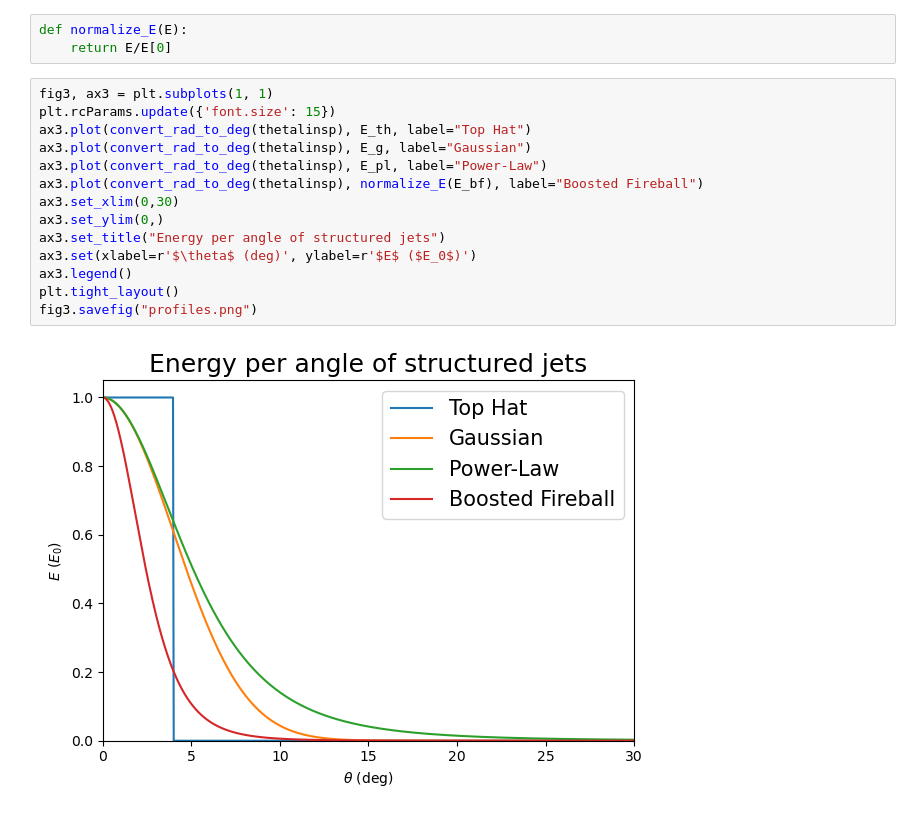
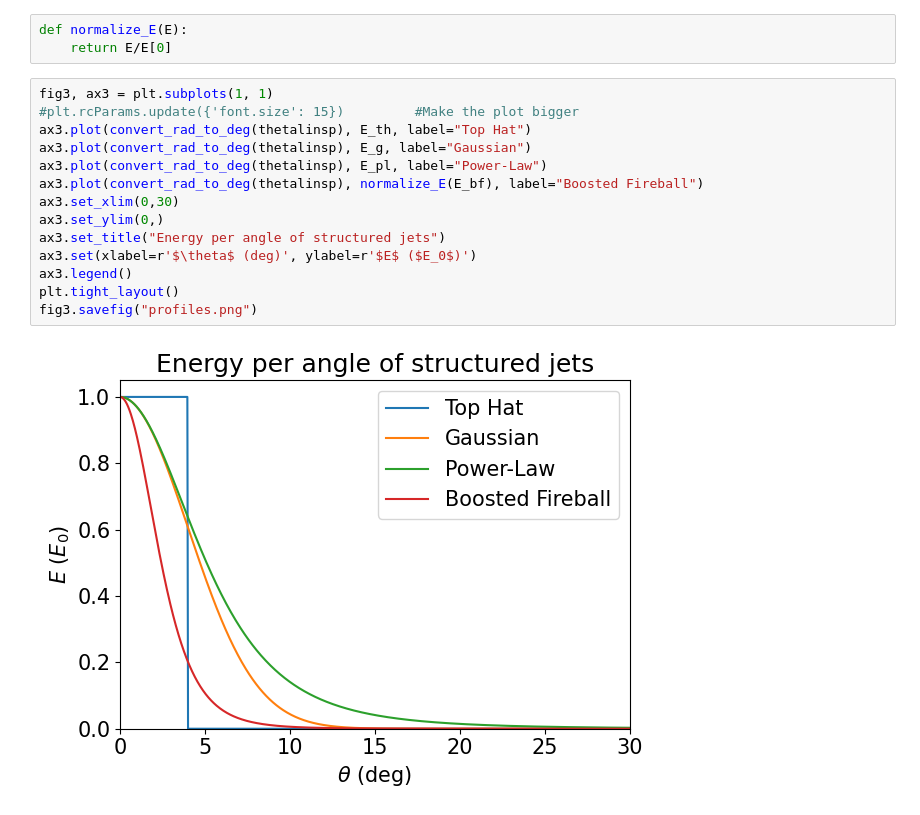
Before and after one commit to agathb/quadrucode, a Jupyter notebook: quadrucodev2.ipynb, the cells around one changed output. Cells and saved outputs as stored; diff of their text form.

```diff
--- a/quadrucodev2.ipynb
+++ b/quadrucodev2.ipynb
@@ -599,17 +619,17 @@ def normalize_E(E):
     return E/E[0]
 # %%
 fig3, ax3 = plt.subplots(1, 1)
-plt.rcParams.update({'font.size': 15})
+#plt.rcParams.update({'font.size': 15})         #Make the plot bigger
 ax3.plot(convert_rad_to_deg(thetalinsp), E_th, label="Top Hat")
 ax3.plot(convert_rad_to_deg(thetalinsp), E_g, label="Gaussian")
 ax3.plot(convert_rad_to_deg(thetalinsp), E_pl, label="Power-Law")
 ax3.plot(convert_rad_to_deg(thetalinsp), normalize_E(E_bf), label="Boosted Fireball")
 ax3.set_xlim(0,30)
 ax3.set_ylim(0,)
 ax3.set_title("Energy per angle of structured jets")
 ax3.set(xlabel=r'$\theta$ (deg)', ylabel=r'$E$ ($E_0$)')
 ax3.legend()
 plt.tight_layout()
 fig3.savefig("profiles.png")
 # %% [output]
-[figure, old version]
+[figure, new version]
```
Also changed, not shown: parts of 3 cells of this notebook, 3 other files.
